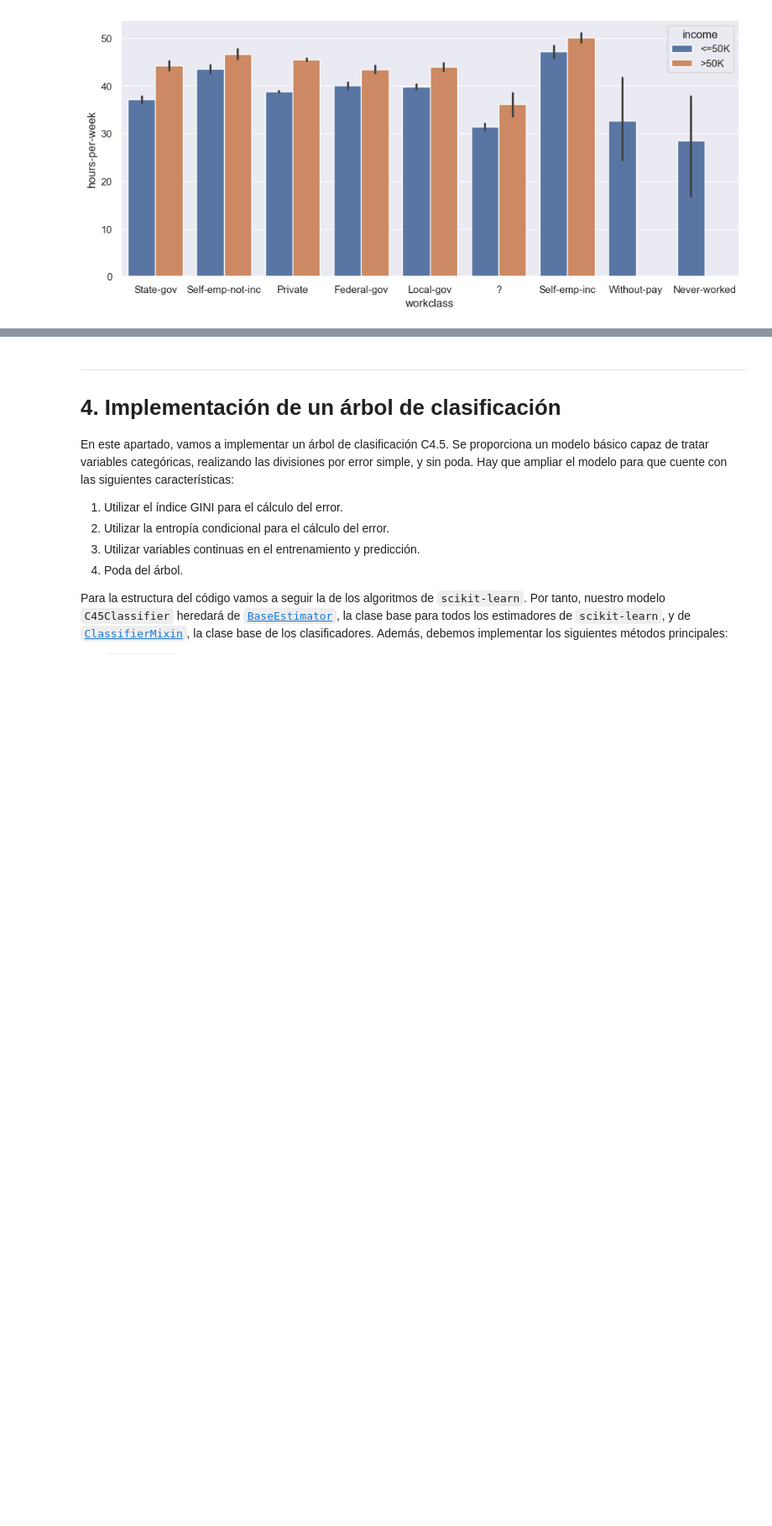
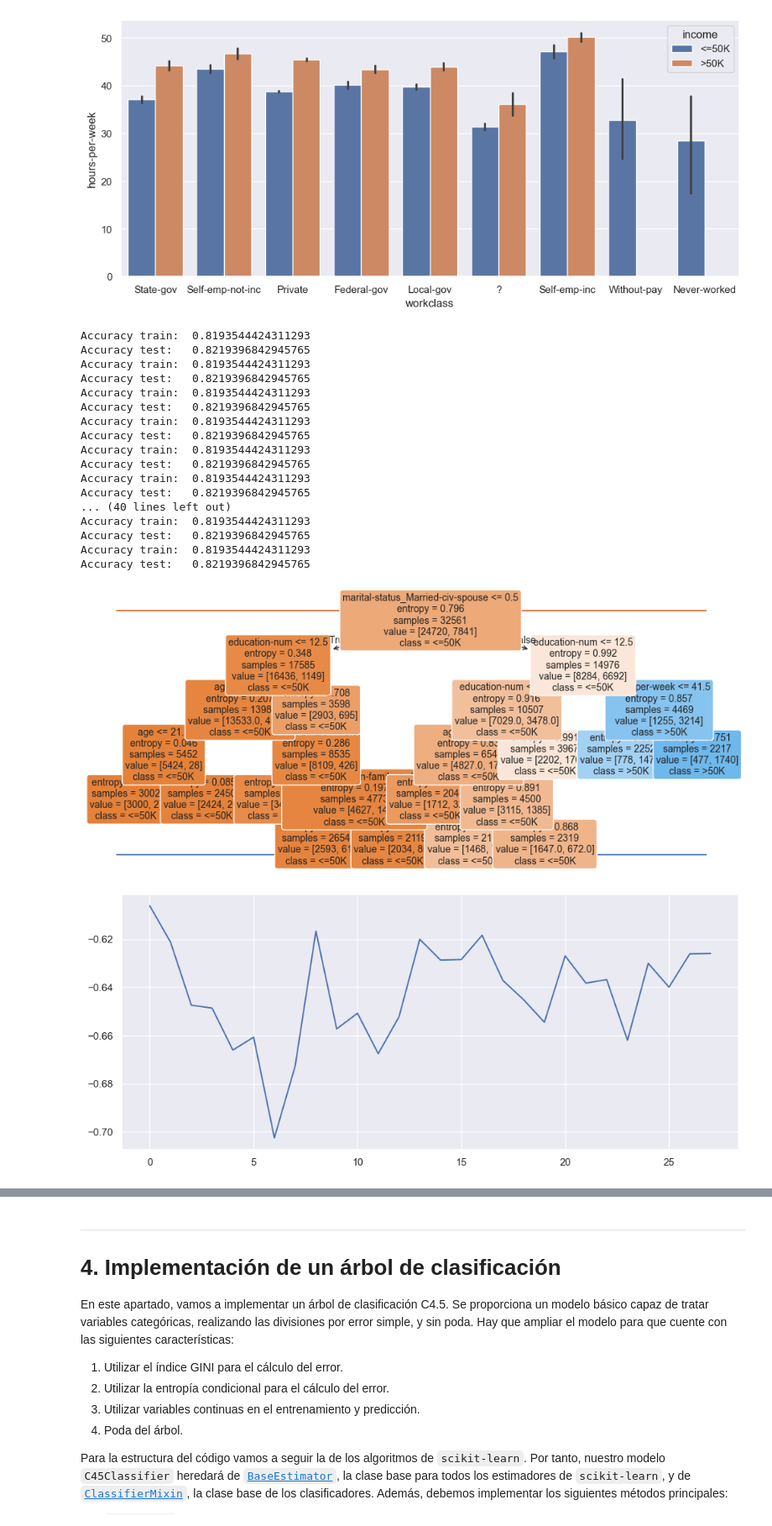
Before and after one commit to GuillermoMorcillo/pr-ctica1, a Jupyter notebook: Practica_1_2025.ipynb, the cells around one changed output, grey strips where cells are left out. Shown at 84% size. Cells and saved outputs as stored; diff of their text form; code cells hidden in the pictures; blank space fills up the shorter version.

Commit message:
Se ha creado la función de experimentos a parte de una primera experimentacion con respecto a las profundidades, todavia está a medias

```diff
--- a/Practica_1_2025.ipynb
+++ b/Practica_1_2025.ipynb
@@ -469,3 +470,65 @@ g = sns.lineplot(df, x='education-num', y='hours-per-week', hue='income', errorb
 g = sns.barplot(df, x='workclass', y='hours-per-week', hue='income')
 # %% [output]
 [figure]
+# %%
+#En esta celda se va a realizar una funcion para que sea la que realice los experimentos
+import time as t
+
+def experimento(df,df_test,criterion,prof,min_muestras):
+    df_ohe = pd.get_dummies(df.drop(target, axis=1))
+    df_test_ohe = pd.get_dummies(df_test.drop(target, axis=1))
+    df_ohe, df_test_ohe = df_ohe.align(df_test_ohe, join='outer', axis=1, fill_value=0)
+
+    y,y_test= df[target].to_numpy(),df_test[target].to_numpy()
+    X_ohe, X_test_ohe = df_ohe.to_numpy(), df_test_ohe.to_numpy()
+
+    arbol = DecisionTreeClassifier(criterion=criterion,max_depth=prof,min_samples_leaf=min_muestras)
+    arbol.fit(X_ohe,y)
+
+    plt.rcParams["figure.figsize"] = (12,5)
+    tree.plot_tree(arbol, filled=True, rounded=True, fontsize=10, feature_names=df_ohe.columns, class_names=arbol.classes_)
+
+    puntuacion,puntuacion_test = arbol.score(X_ohe,y),arbol.score(X_test_ohe,y_test)
+    print('Accuracy train:\t', puntuacion)
+    print('Accuracy test: \t', puntuacion_test)
+
+    return (puntuacion,puntuacion_test)
+# %%
+#En estos experimentos vamos a graficar tanto la precisión como el tiempo con respecto a las distintas variables que se nos presentan
+#Primero establecemos una lista con los distintos criterios de evaluacion
+criterios = ['entropy','gini']
+
+
+#Aqui realizaremos los experimentos para distinto numero de profundidades, manteniendo el min_samples_leaf a 2000
+for c in criterios:
+    tiempos = []
+    precision = []
+    precision_test = []
+    for i in range (2,30):
+       inicio = t.time()
+       p,p_t = experimento(df,df_test,c,i,2000)
+       tiempos.append(inicio-(t.time()))
+       precision.append(p)
+       precision_test.append(p_t)
+
+#Por terminar
+# %% [output]
+Accuracy train:  0.8193544424311293
+Accuracy test:   0.8219396842945765
+Accuracy train:  0.8193544424311293
+Accuracy test:   0.8219396842945765
+Accuracy train:  0.8193544424311293
+Accuracy test:   0.8219396842945765
+Accuracy train:  0.8193544424311293
+Accuracy test:   0.8219396842945765
+Accuracy train:  0.8193544424311293
+Accuracy test:   0.8219396842945765
+Accuracy train:  0.8193544424311293
+Accuracy test:   0.8219396842945765
+... (40 lines left out)
+Accuracy train:  0.8193544424311293
+Accuracy test:   0.8219396842945765
+Accuracy train:  0.8193544424311293
+Accuracy test:   0.8219396842945765
+[figure, added]
+[figure, added]
```
Also changed, not shown: parts of 10 cells of this notebook.
